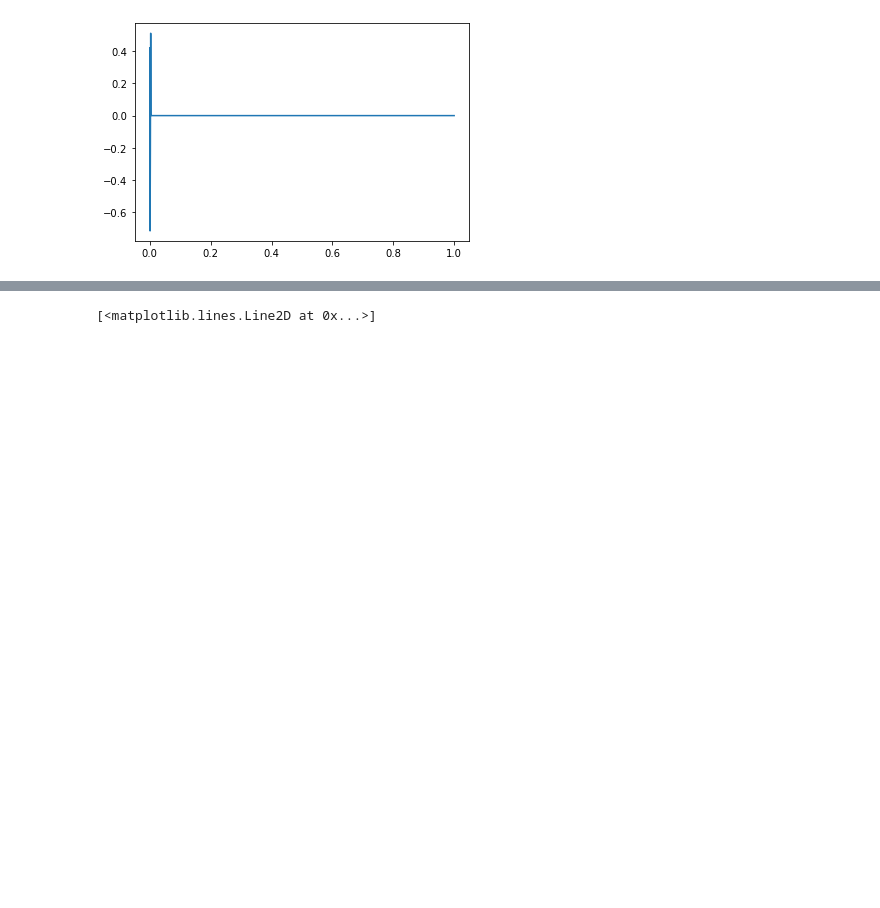
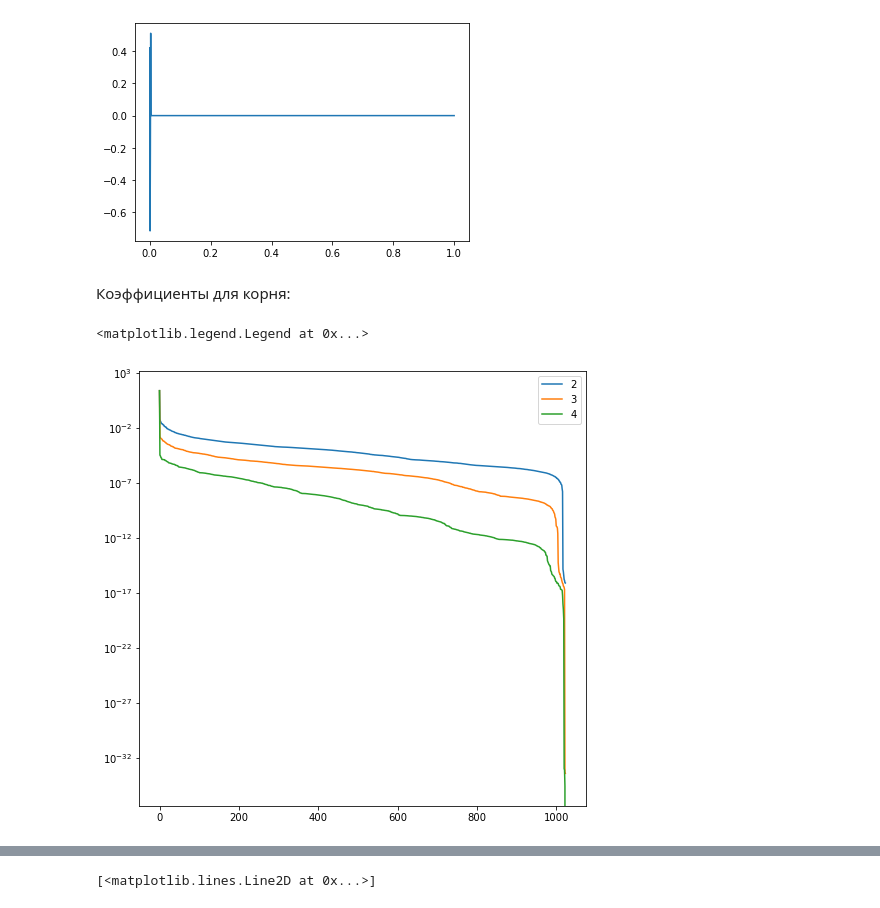
Before and after one commit to d1kolyadin/AMI_diploma, a Jupyter notebook: wtt experiments.ipynb, the cells around one changed output, grey strips where cells are left out. Drawn from its saved outputs; the diff is of its cells as text; code cells hidden in the pictures; blank space fills up the shorter version.

Commit message:
more coefs plots, eps-strategy, 2-dimensional case and more

```diff
--- a/wtt experiments.ipynb
+++ b/wtt experiments.ipynb
@@ -16,10 +16,7 @@ def wtt_filter(input_vector, d, modes, ranks, check_correctness=False):
     if check_correctness:
         assert len(modes) == d
         assert len(ranks) == d - 1
-        prod_modes_manual = 1
-        for mode in modes:
-            prod_modes_manual *= mode
-        assert prod_modes == prod_modes_manual
+        assert prod_modes == np.prod(modes)
 
     r_prev = 1
     A = input_vector
@@ -52,10 +47,7 @@ def wtt_apply(input_vector, d, filters, modes, ranks, check_correctness=False):
         assert len(filters) == d
         assert len(modes) == d
         assert len(ranks) == d - 1
-        prod_modes_manual = 1
-        for mode in modes:
-            prod_modes_manual *= mode
-        assert prod_modes == prod_modes_manual
+        assert prod_modes == np.prod(modes)
 
     tails = []
     A = input_vector
@@ -190,3 +167,44 @@ plt.plot(linspace, W[2,:])
 # %% [output]
 [<matplotlib.lines.Line2D at 0x...>]
 [figure]
+# %% [markdown]
+Коэффициенты для корня:
+# %%
+d = 10
+n = 2 ** d
+left = 0.
+right = 1.
+
+linspace = np.linspace(left, right, n)
+sqrt_x_values = values(lambda x: np.sqrt(x), left, right, n)
+
+wtt_coefs_sqrt = []
+for r in [2, 3, 4]:
+    modes = [2] * d
+    ranks = [2] + [r] * (d - 2)
+
+    filters = wtt_filter(
+        sqrt_x_values,
+        d,
+        modes,
+        ranks,
+        True
+    )
+    wtt_res = wtt_apply(
+        sqrt_x_values,
+        d,
+        filters,
+        modes,
+        ranks,
+        True
+    )
+    wtt_coefs_sqrt.append(np.flip(np.sort(np.abs(wtt_res))))
+
+plt.figure(figsize=(8,8))
+for i, r in enumerate([2, 3, 4]):
+    plt.plot(np.arange(2 ** d), wtt_coefs_sqrt[i], label=str(r))
+plt.yscale('log')
+plt.legend()
+# %% [output]
+<matplotlib.legend.Legend at 0x...>
+[figure, added]
```
Also changed, not shown: parts of 31 cells of this notebook.
